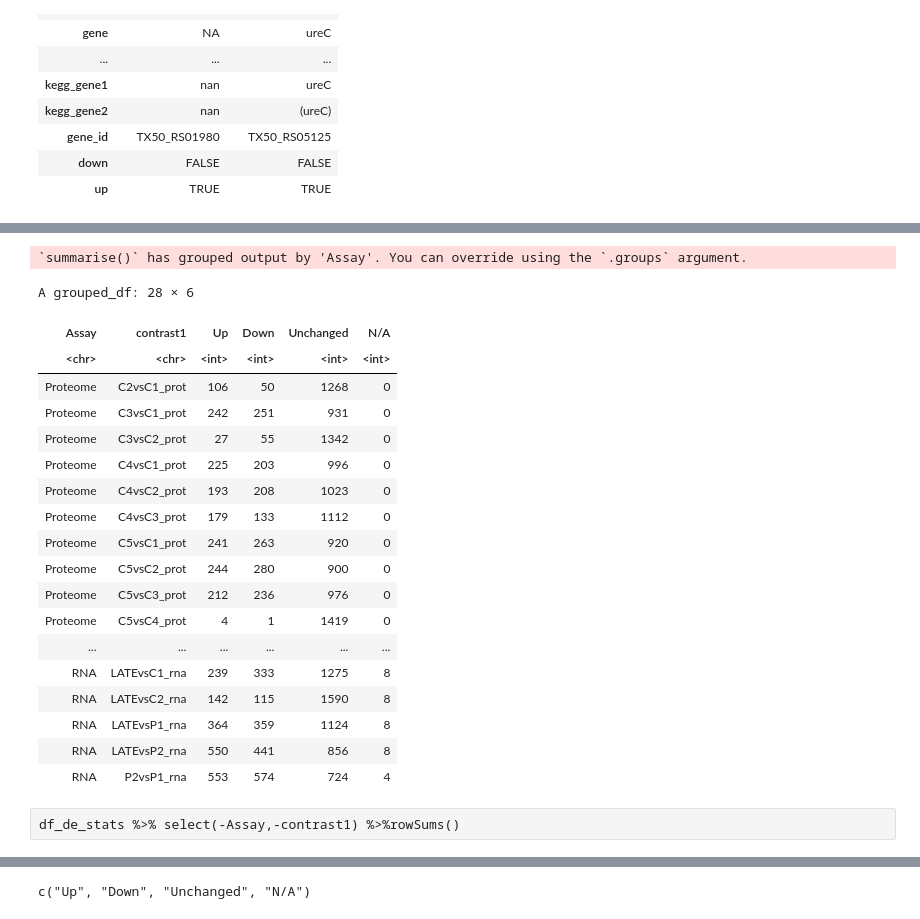
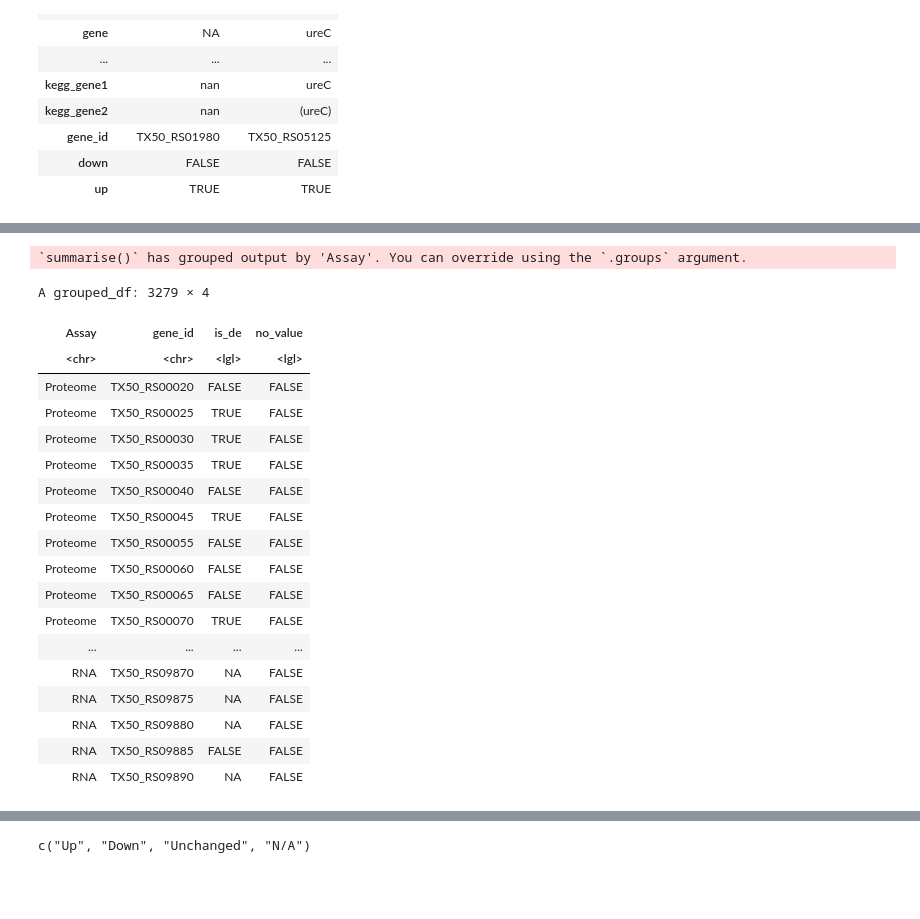
Before and after one commit to wosnat/CC1A3, a Jupyter notebook: grand_de_figure/CC1A3 MED4 grand de figure.ipynb, the cells around one changed output, grey strips where cells are left out. Drawn from its saved outputs; the diff is of its cells as text; code cells hidden in the pictures; blank space fills up the shorter version.

```diff
--- a/grand_de_figure/CC1A3 MED4 grand de figure.ipynb
+++ b/grand_de_figure/CC1A3 MED4 grand de figure.ipynb
@@ -96,37 +204,32 @@ Description:
 # %%
-df_de_stats = df_all_orig %>%
-    mutate(is_de = padj < 0.05) %>%
-    mutate(no_value = is.na(padj)) %>%
-    group_by(Assay,contrast1) %>%
+late_df_all = df_all_orig %>%
+    filter(contrast1 %in% c("C4vsC3_prot",  "C5vsC3_prot", "C5vsC4_prot",
+        "C4vsC3_rna", "C5vsC3_rna", "C5vsC4_rna"
+        )) %>%
+    group_by(Assay, gene_id) %>%
     summarise(
-        Up=sum(up, na.rm = TRUE),
-        Down=sum(down, na.rm = TRUE),
-        #DE=sum(is_de, na.rm = TRUE),
-        Unchanged=sum(!is_de, na.rm = TRUE),
-        'N/A'=sum(no_value, na.rm = TRUE),
-       # Total=n(),
+        is_de = min(padj) < 0.05,
+        no_value = all(is.na(padj)),
     )
-df_de_stats
+late_df_all
 # %% [output]
 `summarise()` has grouped output by 'Assay'. You can override using the `.groups` argument.
-A grouped_df: 28 × 6
+A grouped_df: 3279 × 4
-| Assay | contrast1 | Up | Down | Unchanged | N/A |
-| <chr> | <chr> | <int> | <int> | <int> | <int> |
-| Proteome | C2vsC1_prot | 106 | 50 | 1268 | 0 |
-| Proteome | C3vsC1_prot | 242 | 251 | 931 | 0 |
-| Proteome | C3vsC2_prot | 27 | 55 | 1342 | 0 |
-| Proteome | C4vsC1_prot | 225 | 203 | 996 | 0 |
-| Proteome | C4vsC2_prot | 193 | 208 | 1023 | 0 |
-| Proteome | C4vsC3_prot | 179 | 133 | 1112 | 0 |
-| Proteome | C5vsC1_prot | 241 | 263 | 920 | 0 |
-| Proteome | C5vsC2_prot | 244 | 280 | 900 | 0 |
-| Proteome | C5vsC3_prot | 212 | 236 | 976 | 0 |
-| Proteome | C5vsC4_prot | 4 | 1 | 1419 | 0 |
-| ... | ... | ... | ... | ... | ... |
-| RNA | LATEvsC1_rna | 239 | 333 | 1275 | 8 |
-| RNA | LATEvsC2_rna | 142 | 115 | 1590 | 8 |
-| RNA | LATEvsP1_rna | 364 | 359 | 1124 | 8 |
-| RNA | LATEvsP2_rna | 550 | 441 | 856 | 8 |
-| RNA | P2vsP1_rna | 553 | 574 | 724 | 4 |
+| Assay | gene_id | is_de | no_value |
+| <chr> | <chr> | <lgl> | <lgl> |
+| Proteome | TX50_RS00020 | FALSE | FALSE |
+| Proteome | TX50_RS00025 | TRUE | FALSE |
+| Proteome | TX50_RS00030 | TRUE | FALSE |
+| Proteome | TX50_RS00035 | TRUE | FALSE |
+| Proteome | TX50_RS00040 | FALSE | FALSE |
+| Proteome | TX50_RS00045 | TRUE | FALSE |
+| Proteome | TX50_RS00055 | FALSE | FALSE |
+| Proteome | TX50_RS00060 | FALSE | FALSE |
+| Proteome | TX50_RS00065 | FALSE | FALSE |
+| Proteome | TX50_RS00070 | TRUE | FALSE |
+| ... | ... | ... | ... |
+| RNA | TX50_RS09870 | NA | FALSE |
+| RNA | TX50_RS09875 | NA | FALSE |
+| RNA | TX50_RS09880 | NA | FALSE |
+| RNA | TX50_RS09885 | FALSE | FALSE |
+| RNA | TX50_RS09890 | NA | FALSE |
-# %% [raw]
-df_de_stats %>% select(-Assay,-contrast1) %>%rowSums()
```
Also changed, not shown: parts of 22 cells of this notebook, 16 other files.
